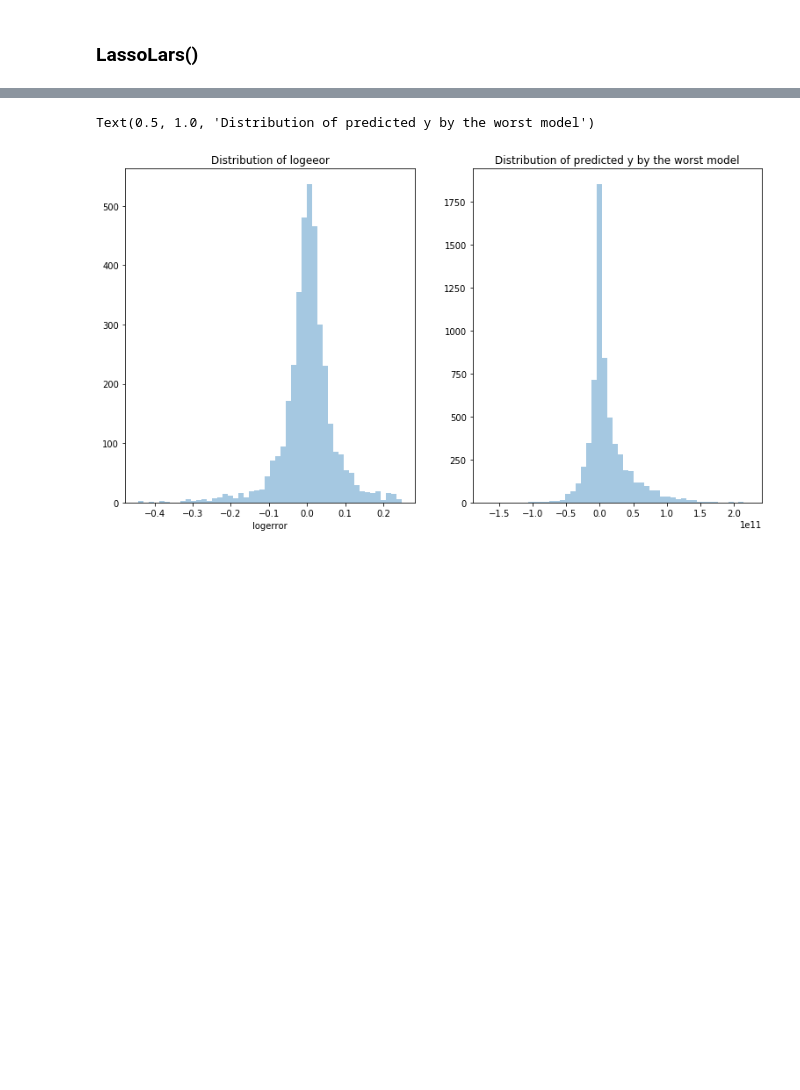
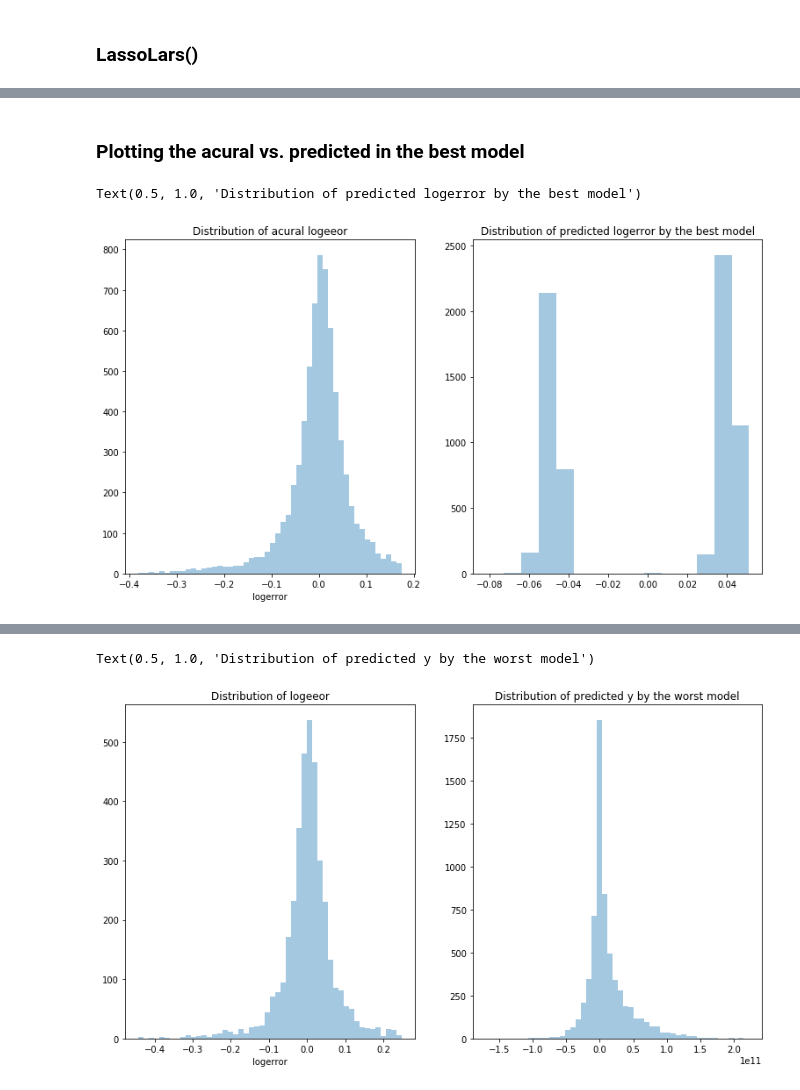
Before and after one commit to Yongliang-Shi/Exploring-Drivers-of-the-Error-in-Zestimate, a Jupyter notebook: clustering_project_zillow_walkthrough.ipynb, the cells around one changed output, grey strips where cells are left out. Saved outputs shown, nothing was run; the diff lists cells and outputs as text; code cells hidden in the pictures; blank space fills up the shorter version.

```diff
--- a/clustering_project_zillow_walkthrough.ipynb
+++ b/clustering_project_zillow_walkthrough.ipynb
@@ -675,9 +747,15 @@ lm_rmse_f
 # %%
-# Fit train dataset with rfe_features, predict and calculate the lm_rmse
+# Fit train dataset with rfe_features
 
-lm_rfe = lm.fit(X_train_scaled_1_1_rfe, y_train_1_1)
-lm_pred_rfe = lm_rfe.predict(X_train_scaled_1_1_rfe)
-lm_rmse_rfe = mean_squared_error(y_train_1_1, lm_pred_rfe)**1/2
+lm_rfe = lm.fit(X_train_scaled_rfe, y_train)
 
-lm_rmse_rfe
+# Predict the logerror
+lm_pred_rfe = lm_rfe.predict(X_train_scaled_rfe)
+
+# Calculate the RMSE
+lm_rmse_rfe = mean_squared_error(y_train, lm_pred_rfe)**1/2
+
+# Print lm_rfe object and RMSE
+
+lm_rfe, lm_rmse_rfe
 # %% [output]
@@ -889,0 +983,9 @@ model.plot_residuals(y_test_1_1, pd.Series(lm_pred).values, 'f_features')
+# %%
+# Predict on test
+lm_pred = lm_rfe.predict(X_test_scaled_rfe)
+
+# Compute model RMSE
+lm_rmse_rfe = mean_squared_error(y_test, lm_pred)**1/2
+
+# Print model RMSE
+lm_rmse_rfe
@@ -889,0 +1032,18 @@ model.plot_residuals(y_test_1_1, pd.Series(lm_pred).values, 'f_features')
+# %% [markdown]
+### Plotting the acural vs. predicted in the best model
+# %%
+# Set up the figure size
+plt.figure(figsize=(13,7))
+
+# Plot the distribution of the acural logerror
+plt.subplot(121)
+sns.distplot(y_test, kde=False)
+plt.title('Distribution of acural logeeor')
+
+# Plot the distribution of the predicted logerror
+plt.subplot(122)
+sns.distplot(pd.Series(lm_pred), kde=False)
+plt.title('Distribution of predicted logerror by the best model')
+# %% [output]
+Text(0.5, 1.0, 'Distribution of predicted logerror by the best model')
+[figure, added]
```
Also changed, not shown: parts of 78 cells of this notebook.
